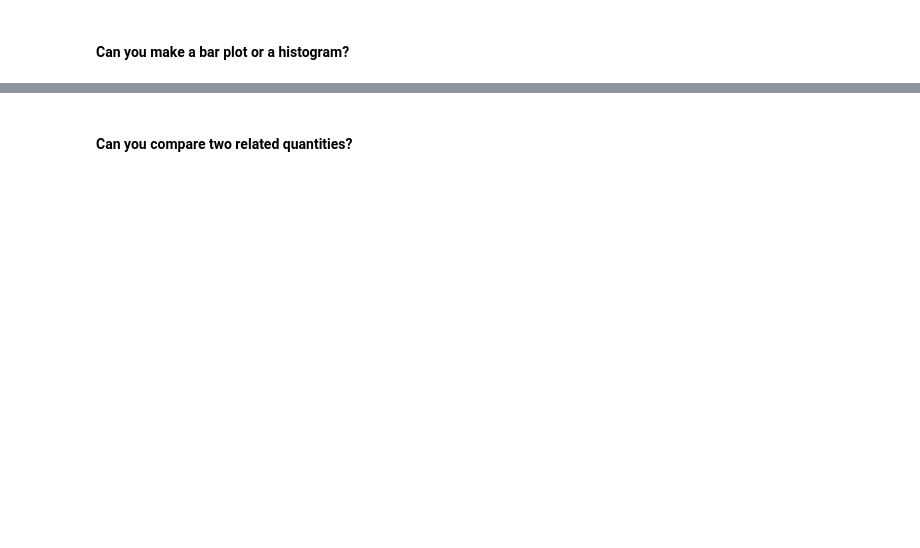
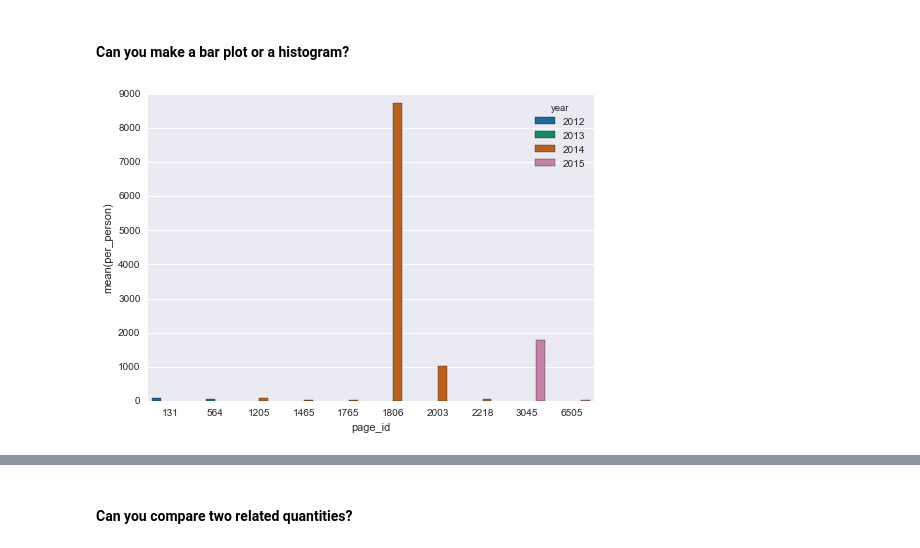
Before and after one commit to tara-m-harwood/springboard_coursework, a Jupyter notebook: Tara's Data Story.ipynb, the cells around one changed output, grey strips where cells are left out. Cells and saved outputs as stored; diff of their text form; code cells hidden in the pictures; blank space fills up the shorter version.

```diff
--- a/Tara's Data Story.ipynb
+++ b/Tara's Data Story.ipynb
@@ -98,2 +104,10 @@ donate_group[1:5].plot()
 # %% [markdown]
 #### Can you make a bar plot or a histogram?
+# %%
+explore = pd.DataFrame(ag_data,columns=['page_id','count','page_created','amt_donations_90day'])
+explore['per_person'] = explore['amt_donations_90day'].divide(explore['count'], axis='index')
+explore['year'] = explore['page_created'].str[:4]
+explore_viz = explore.sort_values(by=['per_person'], ascending=False).head(10)
+g = sns.barplot(x="page_id", y="per_person", hue="year", ci="none", data=explore_viz)
+# %% [output]
+[figure, added]
```
Also changed, not shown: parts of 14 cells of this notebook.
